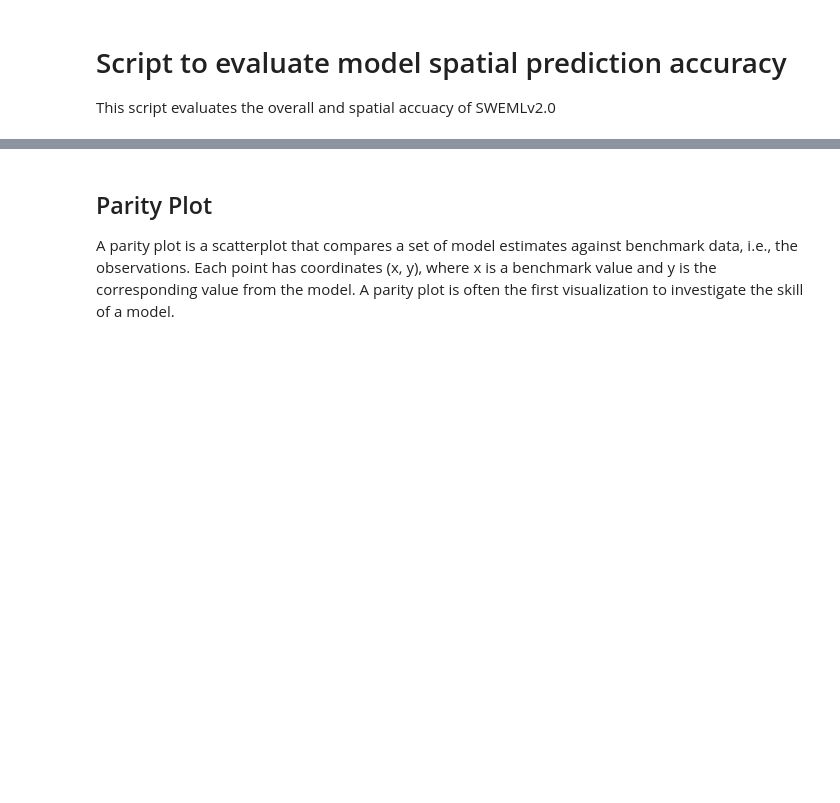
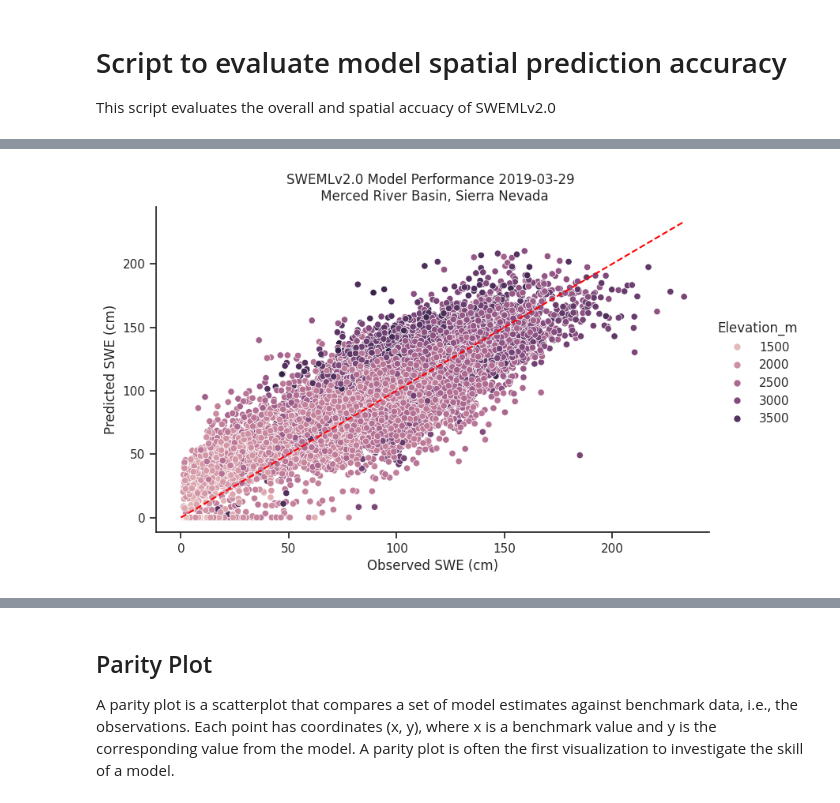
Before and after one commit to whitelightning450/SWEMLv2.0, a Jupyter notebook: Evaluation/SpatialEvaluation.ipynb, the cells around one changed output, grey strips where cells are left out. Cells and saved outputs as stored; diff of their text form; code cells hidden in the pictures; blank space fills up the shorter version.

```diff
--- a/Evaluation/SpatialEvaluation.ipynb
+++ b/Evaluation/SpatialEvaluation.ipynb
@@ -14,22 +19,26 @@ HOME = os.path.expanduser('~')
+# %%
+PDF = pd.DataFrame()
 # %%
 #Model run
-dates = [
+dates = ['2016-03-29', #Olympic
          '2015-04-06', #Conejos - only one obs, likely poor Never seen prediction location
-           '2016-03-29', #Olympic
          '2015-04-07', #upper Rio Grande
-         '2013-04-29', #Tuolumne
           '2018-03-30', #Taylor
          '2018-03-31', #East
+         '2013-04-29', #Tuolumne
           '2015-04-12', #Kings
-          '2019-03-25' #San Joaquin
+          '2019-03-25' #San Joaquin'
+          '2019-03-29' #Merced
          ]
 
 output_res = '300M_Resolution'
 DataFrame = 'Vegetation_Sturm_Seasonality_PrecipVIIRSGeoObsDFs'
 fSCA_thresh = '20_fSCA_Thresh'
-date = '2019-03-25'
+date =  '2019-03-29'
 region = 'Sierra Nevada'
-watershed = 'San Joaquin'
+watershed = 'Merced'
+markersize = 10
+
 
 #Prediction path
 Ppath = f"{HOME}/SWEMLv2.0/Predictions/{DataFrame}/{output_res}/{fSCA_thresh}"
@@ -41,18 +50,38 @@ EvalDF = pd.read_parquet(f"{Ppath}/0SWEthresh_All_Feats_HoldOut_{date}.parquet")
 #Change obs/pred column names if necessary
 EvalDF.rename(columns={'ASO_swe_cm':'y_test','XGBoost_swe_cm':'y_pred'}, inplace=True)
 
+#just get swe >1cm
+EvalDF = EvalDF[EvalDF['y_test']>1]
+
 #Parity Plot
-savfig = True
+savfig = False
 Performance = SSWEET.parityplot(EvalDF, savfig, region, watershed, date)
 Performance
 
-
+savfig = True
 #Error vs Elevation
 SSWEET.Model_Vs(EvalDF,'Elevation_m', 'Error', savfig, region, watershed, date)
+SSWEET.Model_Vs(EvalDF,'Aspect_Deg', 'Error', savfig, region, watershed, date)
+SSWEET.Model_Vs(EvalDF,'Slope_Deg', 'Error', savfig, region, watershed, date)
+SSWEET.Model_Vs(EvalDF,'sturm_value', 'Error', savfig, region, watershed, date)
+SSWEET.Model_Vs(EvalDF,'season_precip_cm', 'Error', savfig, region, watershed, date)
+
+
+#spatial
+cmap = 'viridis' # use seismic for error, viridis or blues for preds/obs
+var =  'y_pred' #'error'
+var_short = 'Prediction'
+Title = f'SWEMLv2.0 Model {var_short} {date} \n {watershed} River Basin, {region}'
+savfig = True
+variant = 'World_Imagery'
+figname = f"./Figures/{region}_{watershed}_spatial_{var}_{date}"
+
+
+SSWEET.SpatialAnalysis(EvalDF, markersize, cmap, var,Title, savfig, variant, figname)
 
 #spatial
 cmap = 'seismic' # use seismic for error, viridis or blues for preds/obs
-var =  'y_error' #'error'
+var =  'error' #'error'
 var_short = 'Error'
 Title = f'SWEMLv2.0 Model {var_short} {date} \n {watershed} River Basin, {region}'
 savfig = True
@@ -60,7 +89,44 @@ variant = 'World_Imagery'
 figname = f"./Figures/{region}_{watershed}_spatial_{var}_{date}"
 
 
-SSWEET.SpatialAnalysis(EvalDF, 5, cmap, var,Title, savfig, variant, figname)
+SSWEET.SpatialAnalysis(EvalDF, markersize, cmap, var,Title, savfig, variant, figname)
 
-Performance
+#spatial
+cmap = 'viridis' # use seismic for error, viridis or blues for preds/obs
+var =  'y_test' #'error'
+var_short = 'ASO Observations'
+Title = f'{var_short} {date} \n {watershed} River Basin, {region}'
+savfig = True
+variant = 'World_Imagery'
+figname = f"./Figures/{region}_{watershed}_spatial_{var}_{date}"
+
+
+SSWEET.SpatialAnalysis(EvalDF, markersize, cmap, var,Title, savfig, variant, figname)
+
+cmap = 'cool' # use seismic for error, viridis or blues for preds/obs
+var =  'season_precip_cm' #'error'
+var_short = 'Precipitation'
+Title = f'{var_short} {date} \n {watershed} River Basin, {region}'
+savfig = True
+variant = 'World_Imagery'
+figname = f"./Figures/{region}_{watershed}_spatial_{var}_{date}"
+
+
+SSWEET.SpatialAnalysis(EvalDF, markersize, cmap, var,Title, savfig, variant, figname)
+
+cols =['Volume_Difference', 'Predicted_Volume', 'Observed_Volume']
+scaler = 10000
+ylab = f'Frozen Water Volume (x{scaler}m3)'
+ncol = 3
+Title = f'Volumetric Frozen Water Content at Low, Mid, and High Elevation Bands \n {watershed} River Basin, {region} {date}'
+save = True
+figname = f"Figures/{region}_{watershed}_{date}.png"
+
+SSWEET.barplot(EvalDF, cols, scaler, ylab, ncol, Title, save, figname)
+
+cols = ['RMSE', 'KGE', 'PBias']
+Performance = Performance[cols]
+Performance['watershed'] = watershed
+Performance['Date'] = date
+PDF = pd.concat([PDF, Performance])
 # %% [output]
@@ -67,0 +133 @@ ValueError: max() arg is an empty sequence
+[figure, added]
```
Also changed, not shown: parts of 4 cells of this notebook, 14 other files.
